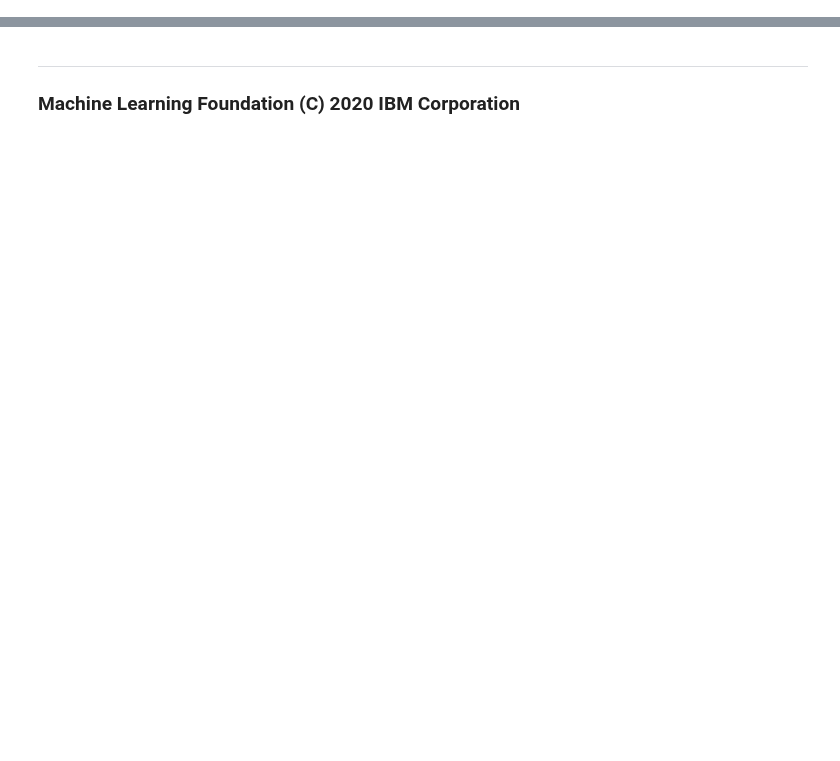
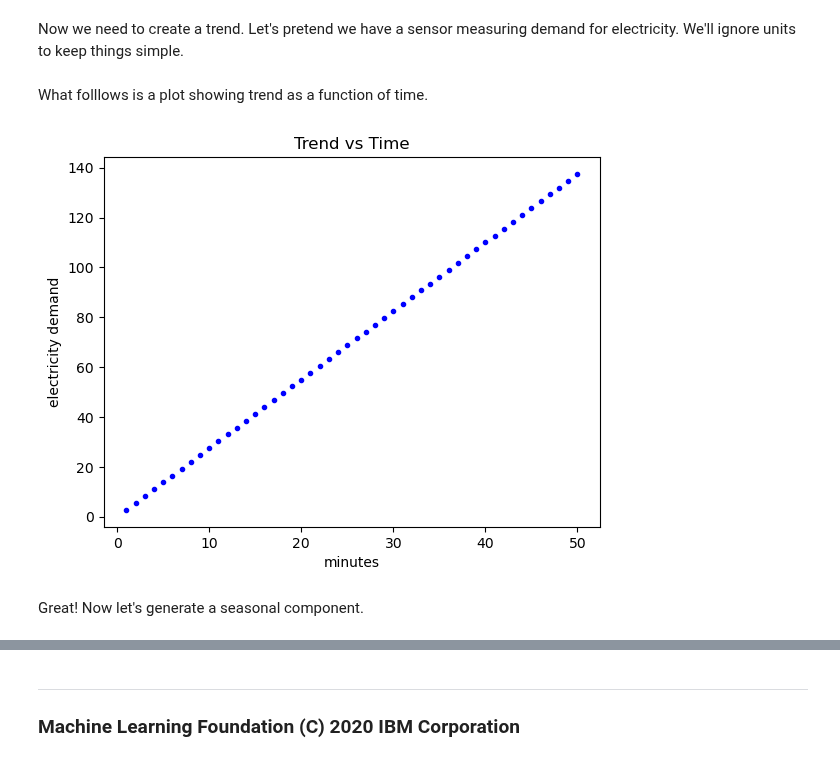
Before and after one commit to antonio-xrp/data-science-path, a Jupyter notebook: 0.4-MachineLearning/0.5-series-tiempo/practice.ipynb, the cells around one changed output, grey strips where cells are left out. Saved outputs shown, nothing was run; the diff lists cells and outputs as text; code cells hidden in the pictures; blank space fills up the shorter version.

```diff
--- a/0.4-MachineLearning/0.5-series-tiempo/practice.ipynb
+++ b/0.4-MachineLearning/0.5-series-tiempo/practice.ipynb
@@ -708,0 +47,17 @@ monthly_eda(cat_var='Sub-Category')
+# %%
+time = np.arange(1,51)
+# %% [markdown]
+Now we need to create a trend. Let's pretend we have a sensor measuring demand for electricity. We'll ignore units to keep things simple.
+# %%
+trend = time * 2.75
+# %% [markdown]
+What folllows is a plot showing trend as a function of time.
+# %%
+plt.plot(time, trend, 'b.')
+plt.title("Trend vs Time")
+plt.xlabel("minutes")
+plt.ylabel("electricity demand");
+# %% [output]
+[figure, added]
+# %% [markdown]
+Great! Now let's generate a seasonal component.
```
Also changed, not shown: parts of 138 cells of this notebook.
